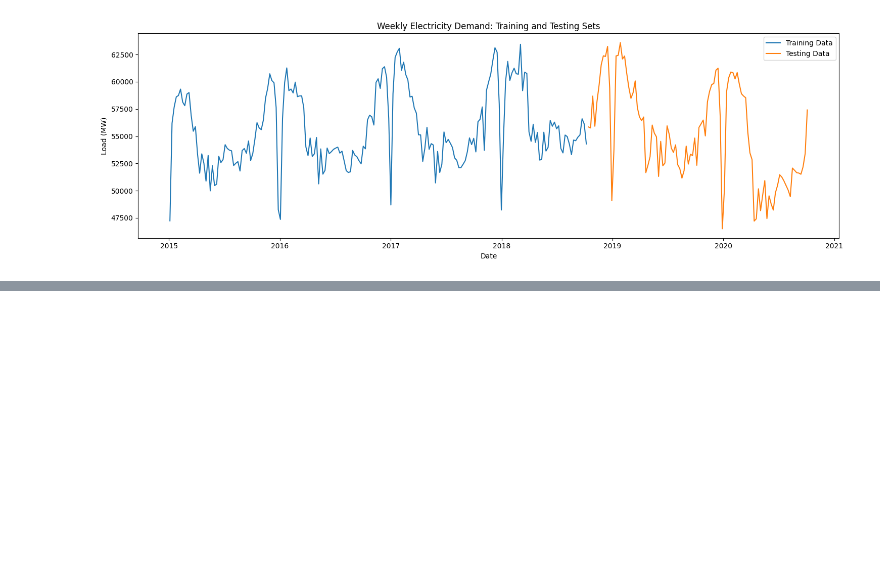
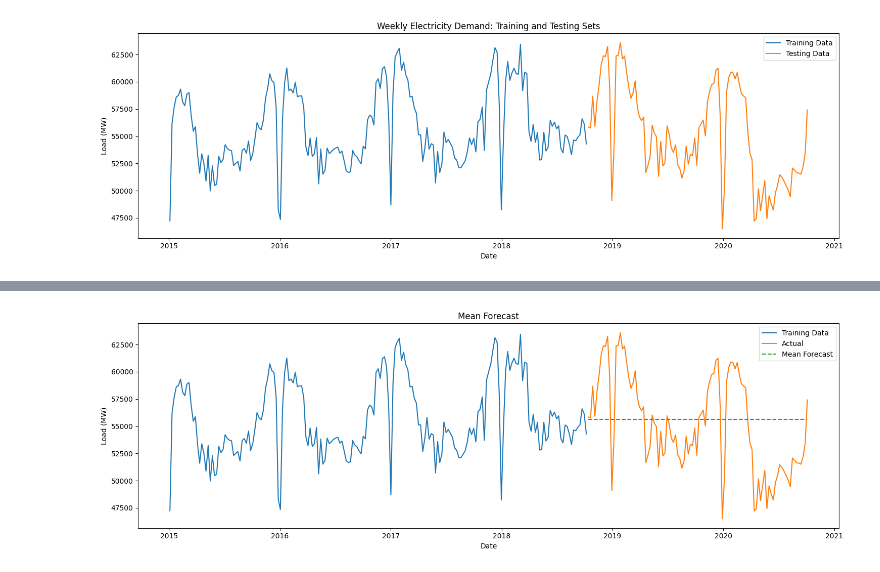
Before and after one commit to dekshinaudayan/german-electricity-demand-forecasting, a Jupyter notebook: notebooks/03_Benchmark_Models.ipynb, the cells around one changed output, grey strips where cells are left out. Saved outputs shown, nothing was run; the diff lists cells and outputs as text; code cells hidden in the pictures; blank space fills up the shorter version.

Commit message:
Implement Mean benchmark forecast

```diff
--- a/notebooks/03_Benchmark_Models.ipynb
+++ b/notebooks/03_Benchmark_Models.ipynb
@@ -27,12 +27,10 @@ The processed weekly electricity demand series is loaded and divided into traini
 # Load weekly electricity demand
 
 weekly_load = pd.read_csv(
-    "/data/processed/weekly_load.csv",
-    parse_dates=["timestamp"],
-    index_col="timestamp"
+    "../data/weekly_load.csv",
+    index_col=0,
+    parse_dates=True
 )
-
-weekly_load.head()
 # %% [output]
 |  | load |
 | timestamp |  |
@@ -92,0 +202,44 @@ plt.show()
+# %%
+# Plot Mean Forecast
+
+plt.figure(figsize=(15,5))
+
+plt.plot(
+    train.index,
+    train["load"],
+    label="Training Data"
+)
+
+plt.plot(
+    test.index,
+    test["load"],
+    label="Actual"
+)
+
+plt.plot(
+    test.index,
+    mean_forecast,
+    label="Mean Forecast",
+    linestyle="--"
+)
+
+plt.title("Mean Forecast")
+
+plt.xlabel("Date")
+plt.ylabel("Load (MW)")
+
+plt.legend()
+
+plt.tight_layout()
+
+plt.savefig(
+    "../outputs/figures/mean_forecast.png",
+    dpi=300,
+    bbox_inches="tight"
+)
+
+
+
+plt.show()
+# %% [output]
+[figure, added]
```
Also changed, not shown: parts of 7 cells of this notebook.
